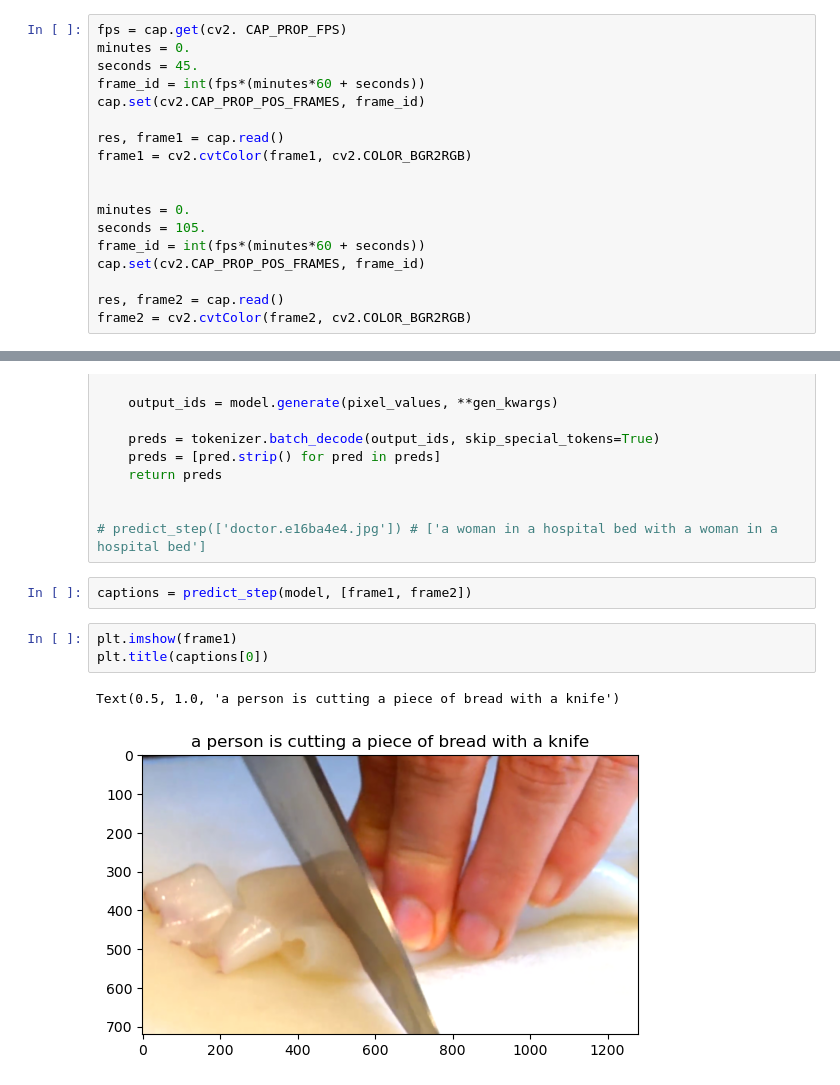
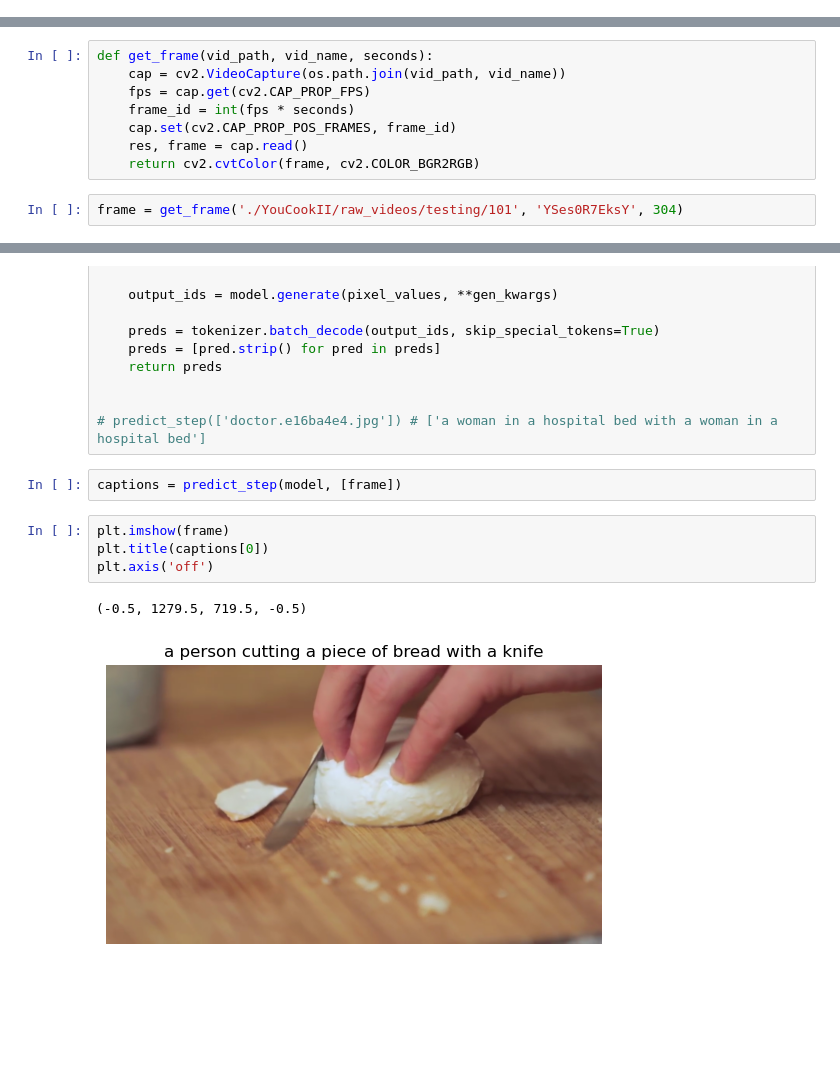
Before and after one commit to chenhaolu0506/AlphaCook, a Jupyter notebook: huggingface_pretrained.ipynb, the cells around one changed output, grey strips where cells are left out. Drawn from its saved outputs; the diff is of its cells as text; blank space fills up the shorter version.

Commit message:
revert to previous model, added visualization

```diff
--- a/huggingface_pretrained.ipynb
+++ b/huggingface_pretrained.ipynb
@@ -19,18 +17,0 @@ cap = cv2.VideoCapture('./YouCookII/raw_videos/training/107/1R9d_EJPZ-w')
-# %%
-fps = cap.get(cv2. CAP_PROP_FPS)
-minutes = 0.
-seconds = 45.
-frame_id = int(fps*(minutes*60 + seconds))
-cap.set(cv2.CAP_PROP_POS_FRAMES, frame_id)
-
-res, frame1 = cap.read()
-frame1 = cv2.cvtColor(frame1, cv2.COLOR_BGR2RGB)
-
-
-minutes = 0.
-seconds = 105.
-frame_id = int(fps*(minutes*60 + seconds))
-cap.set(cv2.CAP_PROP_POS_FRAMES, frame_id)
-
-res, frame2 = cap.read()
-frame2 = cv2.cvtColor(frame2, cv2.COLOR_BGR2RGB)
@@ -47,0 +18,10 @@ plt.axis('off')
+# %%
+def get_frame(vid_path, vid_name, seconds):
+    cap = cv2.VideoCapture(os.path.join(vid_path, vid_name))
+    fps = cap.get(cv2.CAP_PROP_FPS)
+    frame_id = int(fps * seconds)
+    cap.set(cv2.CAP_PROP_POS_FRAMES, frame_id)
+    res, frame = cap.read()
+    return cv2.cvtColor(frame, cv2.COLOR_BGR2RGB)
+# %%
+frame = get_frame('./YouCookII/raw_videos/testing/101', 'YSes0R7EksY', 304)
@@ -78,10 +63,11 @@ def predict_step(model, inp_images):
 
 # predict_step(['doctor.e16ba4e4.jpg']) # ['a woman in a hospital bed with a woman in a hospital bed']
 # %%
-captions = predict_step(model, [frame1, frame2])
+captions = predict_step(model, [frame])
 # %%
-plt.imshow(frame1)
+plt.imshow(frame)
 plt.title(captions[0])
+plt.axis('off')
 # %% [output]
-Text(0.5, 1.0, 'a person is cutting a piece of bread with a knife')
+(-0.5, 1279.5, 719.5, -0.5)
-[figure, old version]
+[figure, new version]
```
Also changed, not shown: parts of 7 cells of this notebook, 4 other files.
